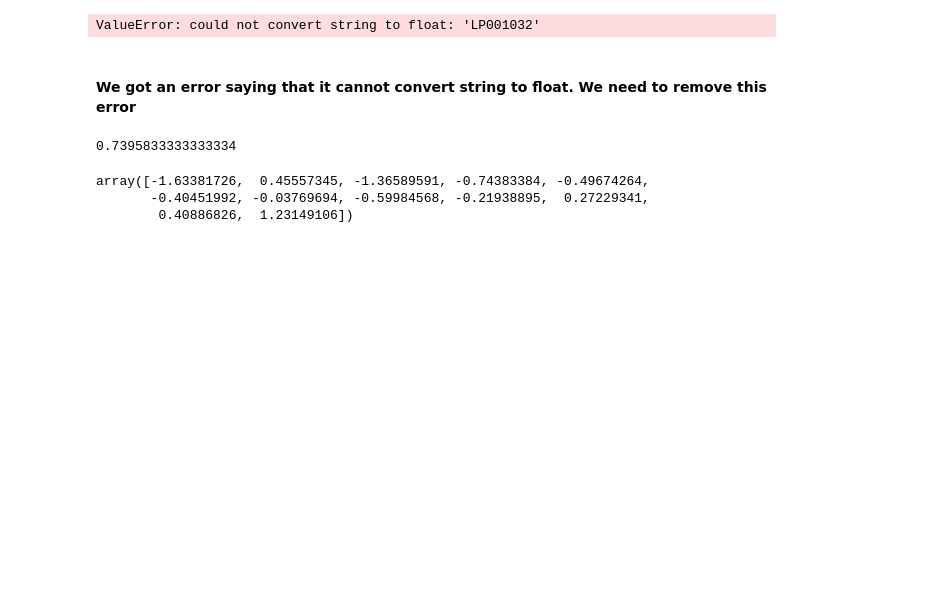
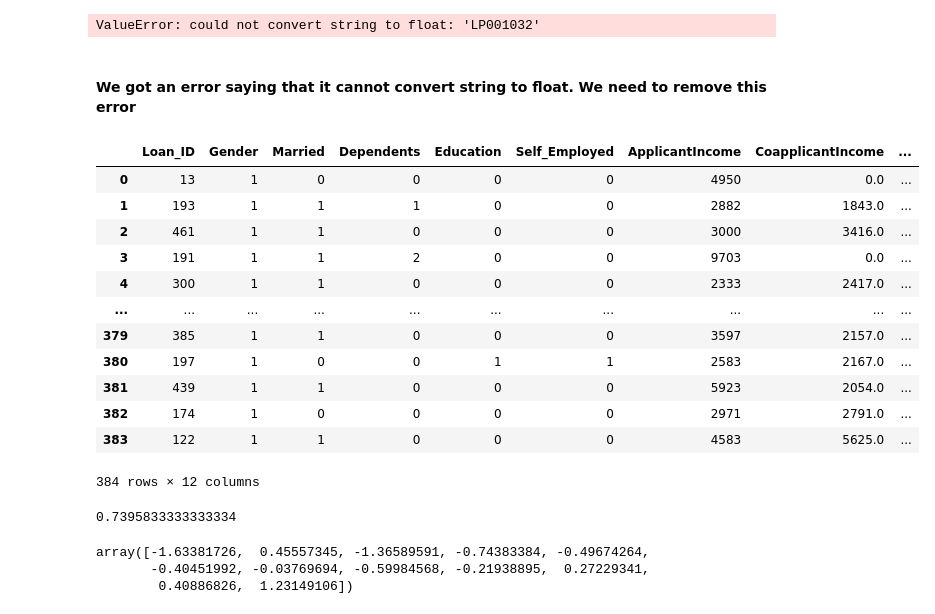
Before and after one commit to arunabh15091989/LighthouseLabs-LectureNotes, a Jupyter notebook: W3D3/W3D3 - Data Preparation and Feature Engineering.ipynb, the cells around one changed output. Cells and saved outputs as stored; diff of their text form; code cells hidden in the pictures; blank space fills up the shorter version.

```diff
--- a/W3D3/W3D3 - Data Preparation and Feature Engineering.ipynb
+++ b/W3D3/W3D3 - Data Preparation and Feature Engineering.ipynb
@@ -61,8 +71,8 @@ Y_train=pd.read_csv('Y_train.csv')
 X_test=pd.read_csv('X_test.csv')
 Y_test=pd.read_csv('Y_test.csv')
 # %%
-# Non Standardized Data
-log=LogisticRegression(penalty='l2',C=.01)
-log.fit(X_train,Y_train)
-# Checking the model's accuracy
-accuracy_score(Y_test,log.predict(X_test))
+# # Non Standardized Data
+# log=LogisticRegression(penalty='l2',C=.01)
+# log.fit(X_train,Y_train)
+# # Checking the model's accuracy
+# accuracy_score(Y_test,log.predict(X_test))
@@ -173,6 +188,22 @@ for col in X_test.columns.values:
         le.fit(data.values)
         X_train[col]=le.transform(X_train[col])
         X_test[col]=le.transform(X_test[col])
+# %%
+X_train
+# %% [output]
+|  | Loan_ID | Gender | Married | Dependents | Education | Self_Employed | ApplicantIncome | CoapplicantIncome | ... |
+| 0 | 13 | 1 | 0 | 0 | 0 | 0 | 4950 | 0.0 | ... |
+| 1 | 193 | 1 | 1 | 1 | 0 | 0 | 2882 | 1843.0 | ... |
+| 2 | 461 | 1 | 1 | 0 | 0 | 0 | 3000 | 3416.0 | ... |
+| 3 | 191 | 1 | 1 | 2 | 0 | 0 | 9703 | 0.0 | ... |
+| 4 | 300 | 1 | 1 | 0 | 0 | 0 | 2333 | 2417.0 | ... |
+| ... | ... | ... | ... | ... | ... | ... | ... | ... | ... |
+| 379 | 385 | 1 | 1 | 0 | 0 | 0 | 3597 | 2157.0 | ... |
+| 380 | 197 | 1 | 0 | 0 | 1 | 1 | 2583 | 2167.0 | ... |
+| 381 | 439 | 1 | 1 | 0 | 0 | 0 | 5923 | 2054.0 | ... |
+| 382 | 174 | 1 | 0 | 0 | 0 | 0 | 2971 | 2791.0 | ... |
+| 383 | 122 | 1 | 1 | 0 | 0 | 0 | 4583 | 5625.0 | ... |
+384 rows × 12 columns
 # %%
 # Standardizing the features
 X_train_scale=scale(X_train)
```
Also changed, not shown: parts of 10 cells of this notebook, 1 other file.
